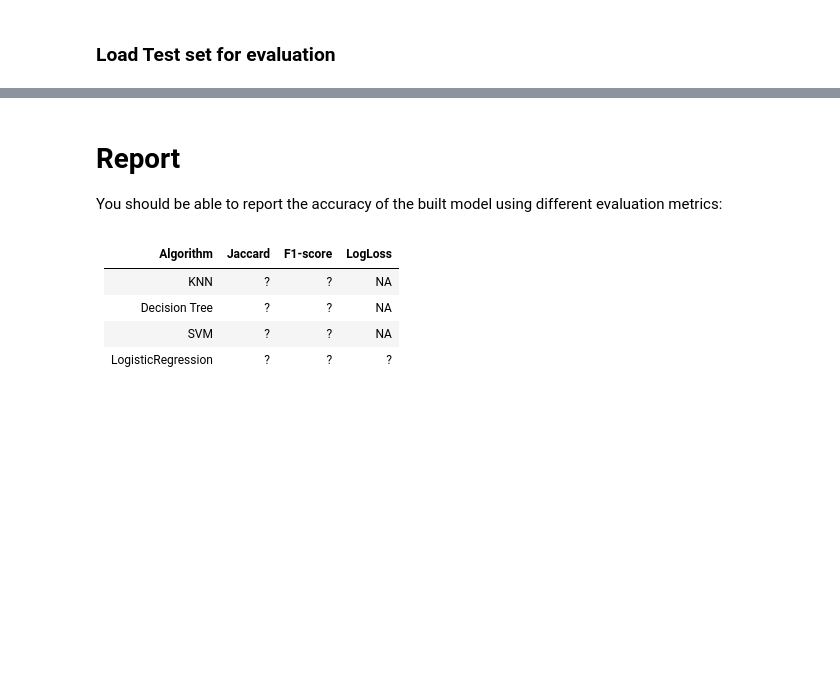
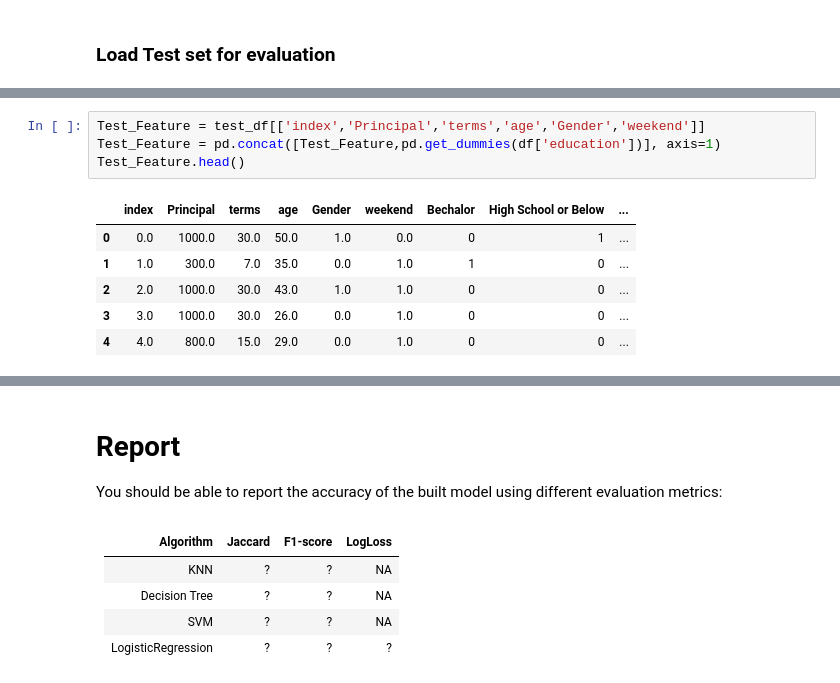
Before and after one commit to JhimboNCSU/Coursera_Capstone_Projects, a Jupyter notebook: ML_w_Python_Capstone_Project.ipynb, the cells around one changed output, grey strips where cells are left out. Saved outputs shown, nothing was run; the diff lists cells and outputs as text; blank space fills up the shorter version.

```diff
--- a/ML_w_Python_Capstone_Project.ipynb
+++ b/ML_w_Python_Capstone_Project.ipynb
@@ -498,0 +509,11 @@ test_df.head()
+# %%
+Test_Feature = test_df[['index','Principal','terms','age','Gender','weekend']]
+Test_Feature = pd.concat([Test_Feature,pd.get_dummies(df['education'])], axis=1)
+Test_Feature.head()
+# %% [output]
+|  | index | Principal | terms | age | Gender | weekend | Bechalor | High School or Below | ... |
+| 0 | 0.0 | 1000.0 | 30.0 | 50.0 | 1.0 | 0.0 | 0 | 1 | ... |
+| 1 | 1.0 | 300.0 | 7.0 | 35.0 | 0.0 | 1.0 | 1 | 0 | ... |
+| 2 | 2.0 | 1000.0 | 30.0 | 43.0 | 1.0 | 1.0 | 0 | 0 | ... |
+| 3 | 3.0 | 1000.0 | 30.0 | 26.0 | 0.0 | 1.0 | 0 | 0 | ... |
+| 4 | 4.0 | 800.0 | 15.0 | 29.0 | 0.0 | 1.0 | 0 | 0 | ... |
```
Also changed, not shown: parts of 16 cells of this notebook.
